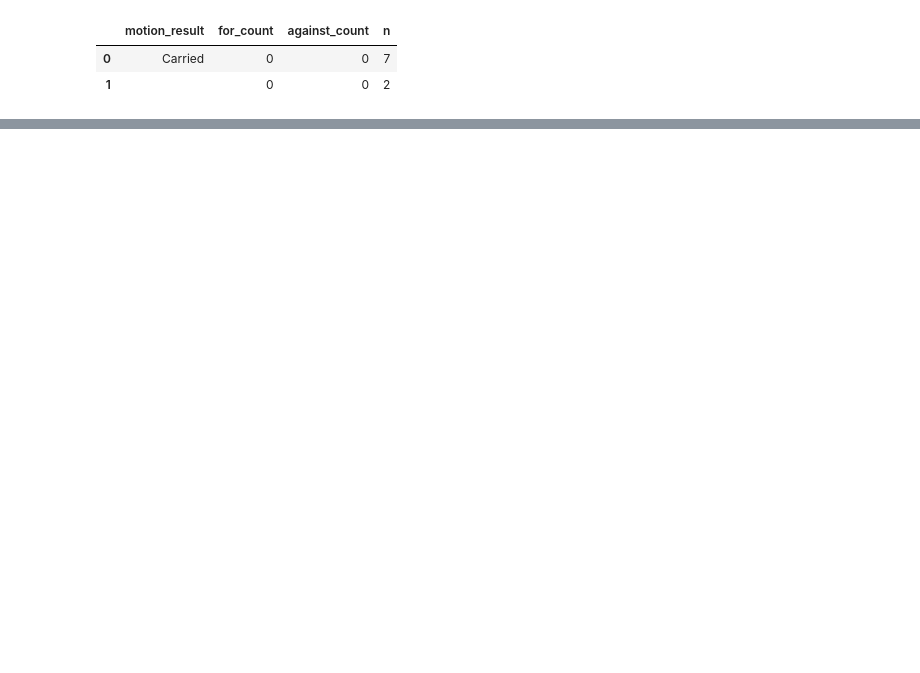
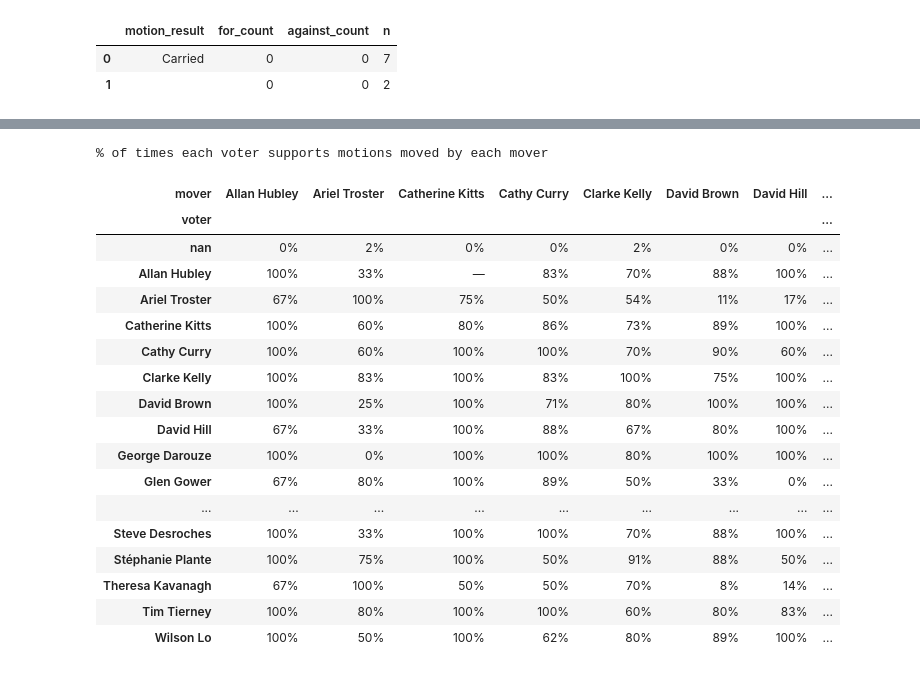
Before and after one commit to sonalranjit/ottawacitycouncilvotingrecords, a Jupyter notebook: notebooks/councillor_voting_alignment.ipynb, the cells around one changed output, grey strips where cells are left out. Saved outputs shown, nothing was run; the diff lists cells and outputs as text; code cells hidden in the pictures; blank space fills up the shorter version.

Commit message:
Update notebooks with voting alignment table

```diff
--- a/notebooks/councillor_voting_alignment.ipynb
+++ b/notebooks/councillor_voting_alignment.ipynb
@@ -246,0 +247,34 @@ fig.savefig('voting_alignment.png')
+# %%
+table = alignment_df.pivot(index='voter', columns='mover', values='alignment_pct')
+
+styled = (
+    table.style
+    .format("{:.0f}%", na_rep="—")
+    .background_gradient(cmap='RdYlGn', vmin=0, vmax=100, axis=None)
+    .set_caption("% of times each voter supports motions moved by each mover")
+    .set_table_styles([
+        {'selector': 'th', 'props': [('font-size', '10px')]},
+        {'selector': 'td', 'props': [('font-size', '10px'), ('text-align', 'center')]},
+    ])
+)
+styled
+# %% [output]
+% of times each voter supports motions moved by each mover
+| mover | Allan Hubley | Ariel Troster | Catherine Kitts | Cathy Curry | Clarke Kelly | David Brown | David Hill | ... |
+| voter |  |  |  |  |  |  |  | ... |
+| nan | 0% | 2% | 0% | 0% | 2% | 0% | 0% | ... |
+| Allan Hubley | 100% | 33% | — | 83% | 70% | 88% | 100% | ... |
+| Ariel Troster | 67% | 100% | 75% | 50% | 54% | 11% | 17% | ... |
+| Catherine Kitts | 100% | 60% | 80% | 86% | 73% | 89% | 100% | ... |
+| Cathy Curry | 100% | 60% | 100% | 100% | 70% | 90% | 60% | ... |
+| Clarke Kelly | 100% | 83% | 100% | 83% | 100% | 75% | 100% | ... |
+| David Brown | 100% | 25% | 100% | 71% | 80% | 100% | 100% | ... |
+| David Hill | 67% | 33% | 100% | 88% | 67% | 80% | 100% | ... |
+| George Darouze | 100% | 0% | 100% | 100% | 80% | 100% | 100% | ... |
+| Glen Gower | 67% | 80% | 100% | 89% | 50% | 33% | 0% | ... |
+| ... | ... | ... | ... | ... | ... | ... | ... | ... |
+| Steve Desroches | 100% | 33% | 100% | 100% | 70% | 88% | 100% | ... |
+| Stéphanie Plante | 100% | 75% | 100% | 50% | 91% | 88% | 50% | ... |
+| Theresa Kavanagh | 67% | 100% | 50% | 50% | 70% | 8% | 14% | ... |
+| Tim Tierney | 100% | 80% | 100% | 100% | 60% | 80% | 83% | ... |
+| Wilson Lo | 100% | 50% | 100% | 62% | 80% | 89% | 100% | ... |
```
Also changed, not shown: parts of 7 cells of this notebook, 1 other file.
